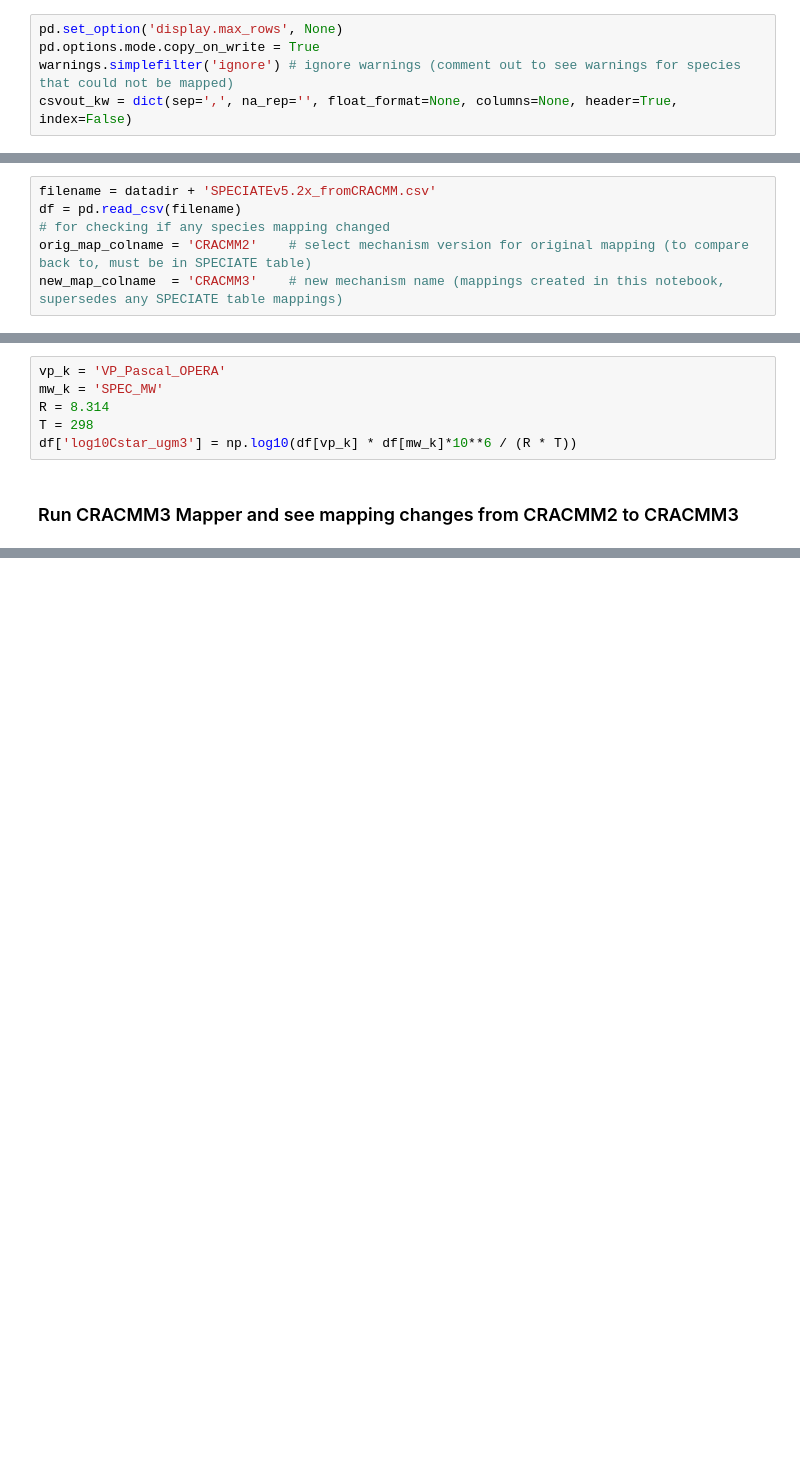
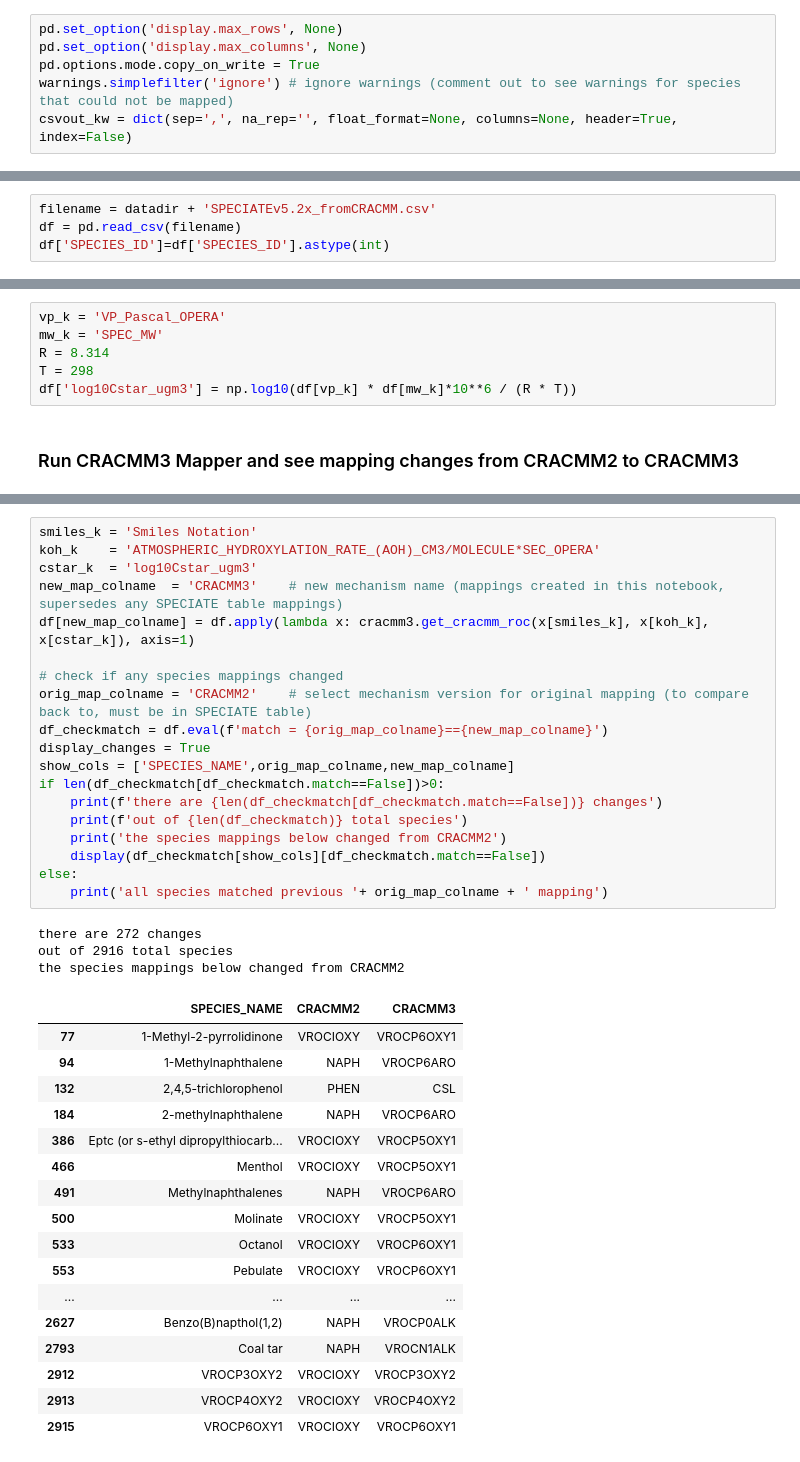
Before and after one commit to havalapye/EPACRACMM, a Jupyter notebook: utilities/SPECIATE_map2cracmm.ipynb, the cells around one changed output, grey strips where cells are left out. Cells and saved outputs as stored; diff of their text form; blank space fills up the shorter version.

Commit message:
CRACMM3mapper updates and run in ipynb

```diff
--- a/utilities/SPECIATE_map2cracmm.ipynb
+++ b/utilities/SPECIATE_map2cracmm.ipynb
@@ -47,6 +47,7 @@ datadir = '../emissions/SPECIATEInputs/'    # data files of mappings
 outputdir = os.getcwd() # location to run script and put output csv
 # %%
 pd.set_option('display.max_rows', None)
+pd.set_option('display.max_columns', None)
 pd.options.mode.copy_on_write = True
 warnings.simplefilter('ignore') # ignore warnings (comment out to see warnings for species that could not be mapped)
 csvout_kw = dict(sep=',', na_rep='', float_format=None, columns=None, header=True, index=False)
@@ -57,9 +58,7 @@ csvout_kw = dict(sep=',', na_rep='', float_format=None, columns=None, header=Tru
 # %%
 filename = datadir + 'SPECIATEv5.2x_fromCRACMM.csv'
 df = pd.read_csv(filename)
-# for checking if any species mapping changed
-orig_map_colname = 'CRACMM2'    # select mechanism version for original mapping (to compare back to, must be in SPECIATE table)
-new_map_colname  = 'CRACMM3'    # new mechanism name (mappings created in this notebook, supersedes any SPECIATE table mappings)
+df['SPECIES_ID']=df['SPECIES_ID'].astype(int)
 # %% [markdown]
 ### Calculate C* from Vapor Pressure
 
@@ -122,0 +80,40 @@ the species mappings below changed from CRACMM2
+# %%
+smiles_k = 'Smiles Notation'
+koh_k    = 'ATMOSPHERIC_HYDROXYLATION_RATE_(AOH)_CM3/MOLECULE*SEC_OPERA'
+cstar_k  = 'log10Cstar_ugm3'
+new_map_colname  = 'CRACMM3'    # new mechanism name (mappings created in this notebook, supersedes any SPECIATE table mappings)
+df[new_map_colname] = df.apply(lambda x: cracmm3.get_cracmm_roc(x[smiles_k], x[koh_k], x[cstar_k]), axis=1)
+
+# check if any species mappings changed
+orig_map_colname = 'CRACMM2'    # select mechanism version for original mapping (to compare back to, must be in SPECIATE table)
+df_checkmatch = df.eval(f'match = {orig_map_colname}=={new_map_colname}')
+display_changes = True
+show_cols = ['SPECIES_NAME',orig_map_colname,new_map_colname]
+if len(df_checkmatch[df_checkmatch.match==False])>0:
+    print(f'there are {len(df_checkmatch[df_checkmatch.match==False])} changes')
+    print(f'out of {len(df_checkmatch)} total species')
+    print('the species mappings below changed from CRACMM2')
+    display(df_checkmatch[show_cols][df_checkmatch.match==False])
+else:
+    print('all species matched previous '+ orig_map_colname + ' mapping')
+# %% [output]
+there are 272 changes
+out of 2916 total species
+the species mappings below changed from CRACMM2
+|  | SPECIES_NAME | CRACMM2 | CRACMM3 |
+| 77 | 1-Methyl-2-pyrrolidinone | VROCIOXY | VROCP6OXY1 |
+| 94 | 1-Methylnaphthalene | NAPH | VROCP6ARO |
+| 132 | 2,4,5-trichlorophenol | PHEN | CSL |
+| 184 | 2-methylnaphthalene | NAPH | VROCP6ARO |
+| 386 | Eptc (or s-ethyl dipropylthiocarb... | VROCIOXY | VROCP5OXY1 |
+| 466 | Menthol | VROCIOXY | VROCP5OXY1 |
+| 491 | Methylnaphthalenes | NAPH | VROCP6ARO |
+| 500 | Molinate | VROCIOXY | VROCP5OXY1 |
+| 533 | Octanol | VROCIOXY | VROCP6OXY1 |
+| 553 | Pebulate | VROCIOXY | VROCP6OXY1 |
+| ... | ... | ... | ... |
+| 2627 | Benzo(B)napthol(1,2) | NAPH | VROCP0ALK |
+| 2793 | Coal tar | NAPH | VROCN1ALK |
+| 2912 | VROCP3OXY2 | VROCIOXY | VROCP3OXY2 |
+| 2913 | VROCP4OXY2 | VROCIOXY | VROCP4OXY2 |
+| 2915 | VROCP6OXY1 | VROCIOXY | VROCP6OXY1 |
```
Also changed, not shown: parts of 3 cells of this notebook, 2 other files.
